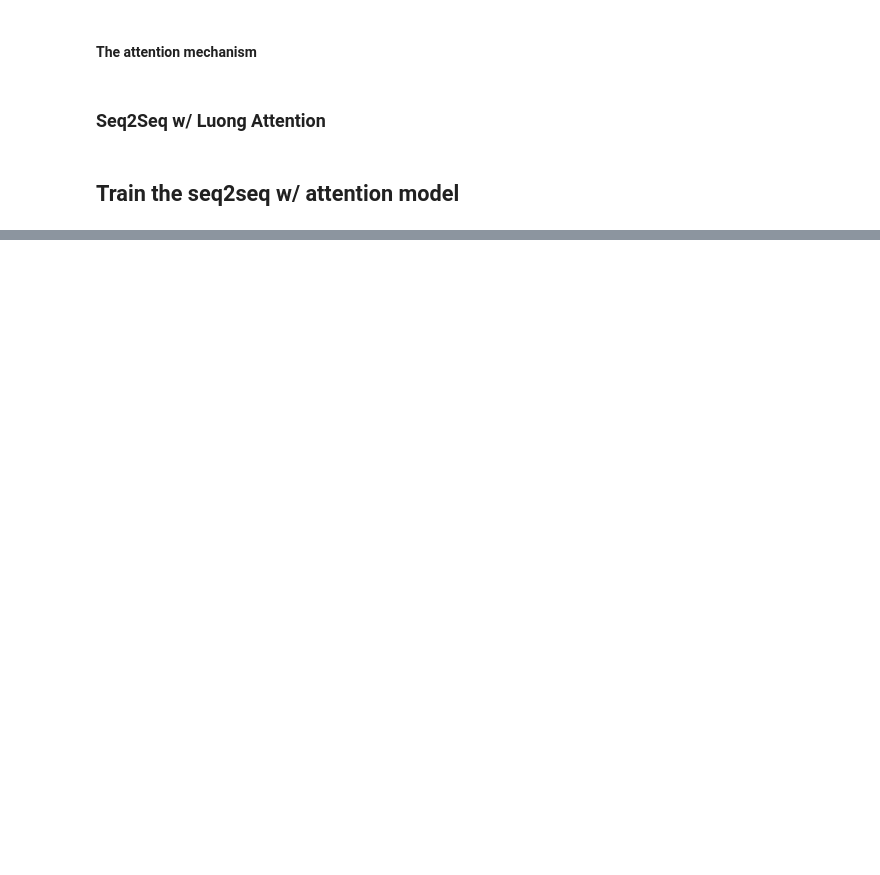
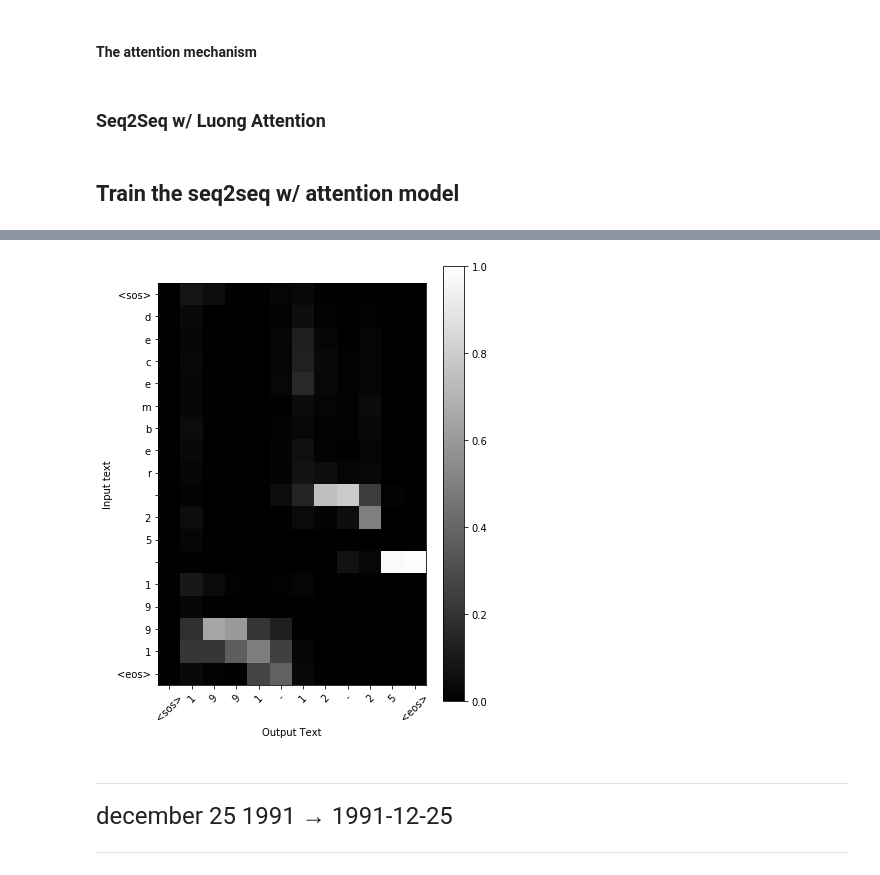
Before and after one commit to mike-a-yen/date-translation, a Jupyter notebook: notebooks/01_seq2seq.ipynb, the cells around one changed output, grey strips where cells are left out. Saved outputs shown, nothing was run; the diff lists cells and outputs as text; code cells hidden in the pictures; blank space fills up the shorter version.

```diff
--- a/notebooks/01_seq2seq.ipynb
+++ b/notebooks/01_seq2seq.ipynb
@@ -671,7 +707,8 @@ def imshow_attn(attn: torch.FloatTensor, encode_text, decode_text):
     ne, nd = len(encode_text), len(decode_text)
     attn_vals = attn.cpu().numpy()[0:nd, -ne:].T
     #attn_vals = attn_vals[::-1, :]
-    plt.imshow(attn_vals, cmap='gray')
+    plt.imshow(attn_vals, cmap='gray', vmin=0., vmax=1.)
+    plt.colorbar()
     plt.yticks(np.arange(len(encode_text)), encode_text)
     plt.xticks(np.arange(len(decode_text)), decode_text, rotation=45)
     plt.xlabel('Output Text')
@@ -755 +840,6 @@ display_prediction(learner, 'December 25 1991')
 December 25 1991 → 1991-12-25
+# %%
+display_prediction(learner, 'december 25 1991')
+# %% [output]
+[figure, added]
+december 25 1991 → 1991-12-25
```
Also changed, not shown: parts of 30 cells of this notebook.
